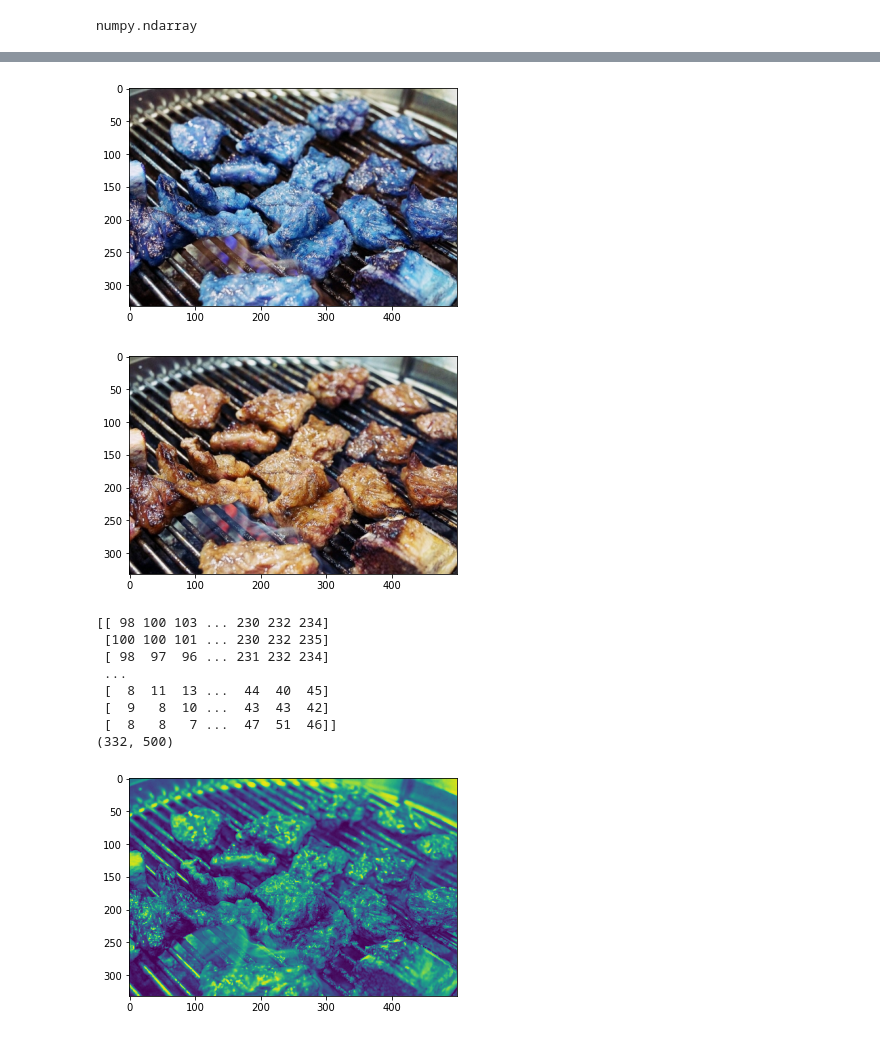
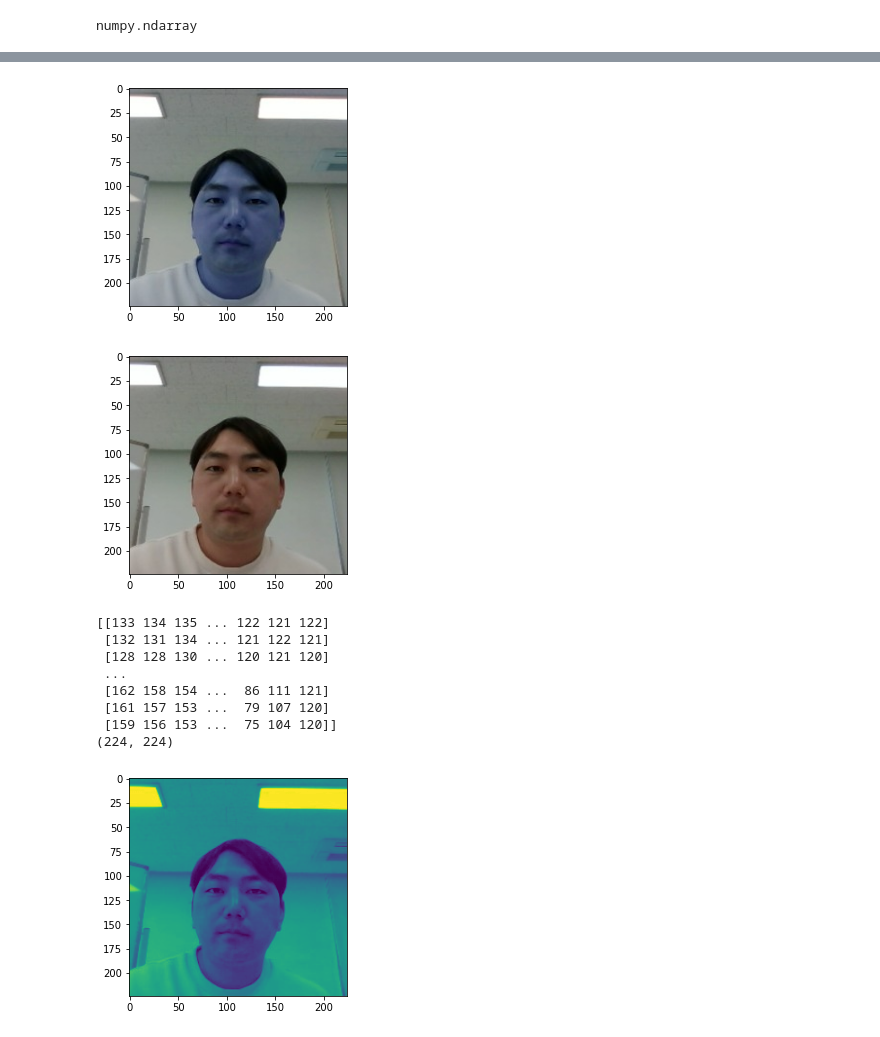
Before and after one commit to 85honesty/Mini_Project, a Jupyter notebook: Mini_stiker_Face_detection.ipynb, the cells around one changed output, grey strips where cells are left out. Saved outputs shown, nothing was run; the diff lists cells and outputs as text; code cells hidden in the pictures.

```diff
--- a/Mini_stiker_Face_detection.ipynb
+++ b/Mini_stiker_Face_detection.ipynb
@@ -27,7 +27,7 @@ from io import BytesIO
 # 이미지 출력
 from google.colab.patches import cv2_imshow
 # %%
-imageFile = '/content/drive/MyDrive/Mini_Project/Mini_stiker_Face_detection/camera_sticker/images/Korea_food/갈비구이/Img_000_0035.png'
+imageFile = '/content/drive/MyDrive/Mini_Project/Mini_stiker_Face_detection/camera_sticker/images/Korea_face/dailyman_lmage.png'
 
 img_bgr = cv2.imread(imageFile)
 # %%
@@ -65,34 +77,34 @@ OpenCV의 채널 순서
 # %%
 # 디폴트 값이 bgr로 되어 있고 색상값이 블루계열로 나옴 : 기본값이 B G R이여서 이렇게 됨
-img_copy = img_bgr.copy()      # 출력용 이미지를 따로 보관합니다
-plt.imshow(img_copy)
+img_show = img_bgr.copy()      # 출력용 이미지를 따로 보관합니다
+plt.imshow(img_show)
 plt.show()
 # %% [output]
-[figure, old version]
+[figure, new version]
 # %%
 # plt.imshow 이전에 RGB 이미지로 바꾸는 것을 잊지마세요.
 img_rgb = cv2.cvtColor(img_bgr, cv2.COLOR_BGR2RGB)
 plt.imshow(img_rgb)
 plt.show()
 # %% [output]
-[figure, old version]
+[figure, new version]
 # %%
-print(img_copy[:, :, 0])
-print(img_copy[:,:,0].shape)
+print(img_show[:, :, 0])
+print(img_show[:,:,0].shape)
 # %% [output]
-[[ 98 100 103 ... 230 232 234]
- [100 100 101 ... 230 232 235]
- [ 98  97  96 ... 231 232 234]
+[[133 134 135 ... 122 121 122]
+ [132 131 134 ... 121 122 121]
+ [128 128 130 ... 120 121 120]
  ...
- [  8  11  13 ...  44  40  45]
- [  9   8  10 ...  43  43  42]
- [  8   8   7 ...  47  51  46]]
-(332, 500)
+ [162 158 154 ...  86 111 121]
+ [161 157 153 ...  79 107 120]
+ [159 156 153 ...  75 104 120]]
+(224, 224)
 # %%
 # R 레드 채널만 보기
-plt.imshow(img_copy[:, :, 0])
+plt.imshow(img_show[:, :, 0])
 plt.show()
 # %% [output]
-[figure, old version]
+[figure, new version]
 # %%
 # G 그린 채널만 보기
```
Also changed, not shown: parts of 29 cells of this notebook.
